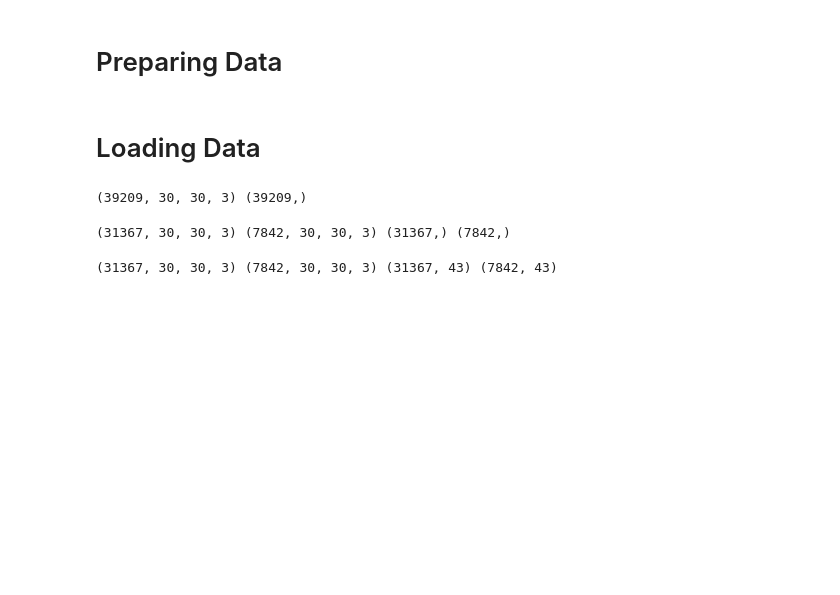
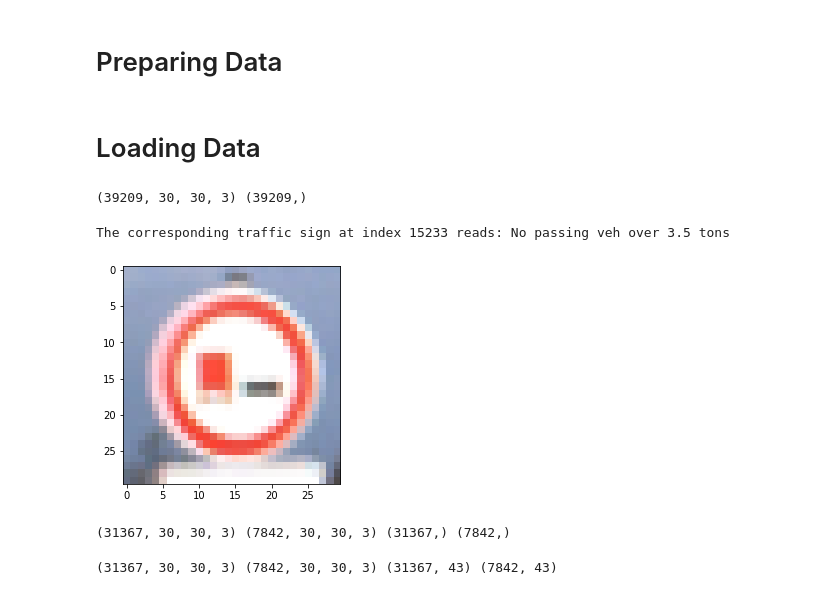
Before and after one commit to VedantPhuse/TrafficSignClassifier, a Jupyter notebook: TrafficSignClassifierKeras.ipynb, the cells around one changed output. Drawn from its saved outputs; the diff is of its cells as text; code cells hidden in the pictures; blank space fills up the shorter version.

```diff
--- a/TrafficSignClassifierKeras.ipynb
+++ b/TrafficSignClassifierKeras.ipynb
@@ -100,6 +131,14 @@ labels = np.array(labels)
 print(data.shape, labels.shape)
 # %% [output]
 (39209, 30, 30, 3) (39209,)
+# %%
+#Checking a random
+l = random.randint(0, data.shape[0])
+plt.imshow(data[l])
+print("The corresponding traffic sign at index", l,  "reads:" ,classnames[labels[l]+1])
+# %% [output]
+The corresponding traffic sign at index 15233 reads: No passing veh over 3.5 tons
+[figure, added]
 # %%
 # Using sklearn for splitting the training data for training and validation
 from sklearn.model_selection import train_test_split
```
Also changed, not shown: parts of 28 cells of this notebook.
